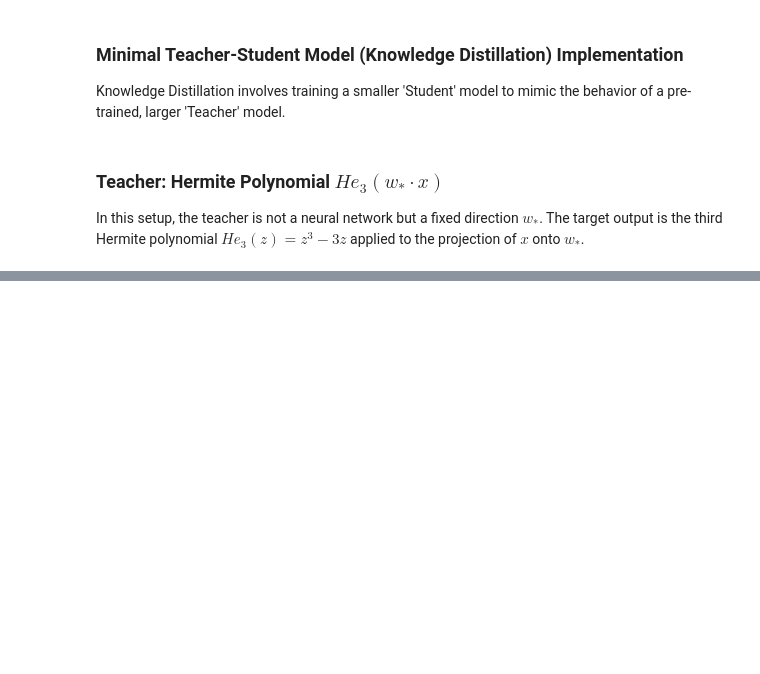
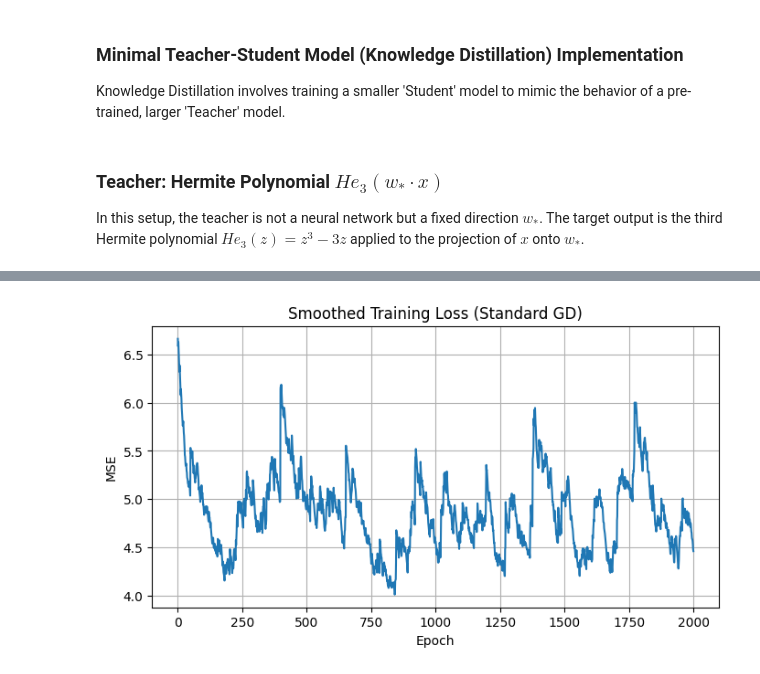
Before and after one commit to nilnil47/simple-committee-machine, a Jupyter notebook: simple_commette_machine.ipynb, the cells around one changed output, grey strips where cells are left out. Cells and saved outputs as stored; diff of their text form; code cells hidden in the pictures; blank space fills up the shorter version.

```diff
--- a/simple_commette_machine.ipynb
+++ b/simple_commette_machine.ipynb
@@ -47,6 +117,11 @@ criterion = nn.MSELoss()
 # %%
-# 3. Training Loop
-for epoch in range(1000):
+# 3. Stabilized Training Loop
+train_epochs = 2000
+smooth_loss = []
+running_loss = 0.0
+
+print(f"Starting GD training...")
+for epoch in range(train_epochs):
     x_train = torch.randn(batch_size, dimension)
     with torch.no_grad():
         y_teacher = hermite_teacher(x_train, w_star)
@@ -58,6 +133,22 @@ for epoch in range(1000):
     loss.backward()
     optimizer.step()
 
-    if (epoch + 1) % 100 == 0:
-        print(f"Epoch [{epoch+1}/500], Loss: {loss.item():.4f}")
+    # Track moving average to smooth out stochastic spikes
+    if epoch == 0:
+        running_loss = loss.item()
+    else:
+        running_loss = 0.98 * running_loss + 0.02 * loss.item()
+
+    smooth_loss.append(running_loss)
+
+    if (epoch + 1) % 200 == 0:
+        print(f"Epoch [{epoch+1}/{train_epochs}], Smoothed Loss: {running_loss:.4f}")
+
+plt.figure(figsize=(8, 4))
+plt.plot(smooth_loss)
+plt.title("Smoothed Training Loss (Standard GD)")
+plt.xlabel("Epoch")
+plt.ylabel("MSE")
+plt.grid(True)
+plt.show()
 # %% [output]
@@ -74,3 +166,4 @@ Epoch [1000/500], Loss: 22.5397
+[figure, added]
 # %%
 ### Evaluate on Test Loss
 # Generate fresh data that the model hasn't seen
```
Also changed, not shown: parts of 11 cells of this notebook.
